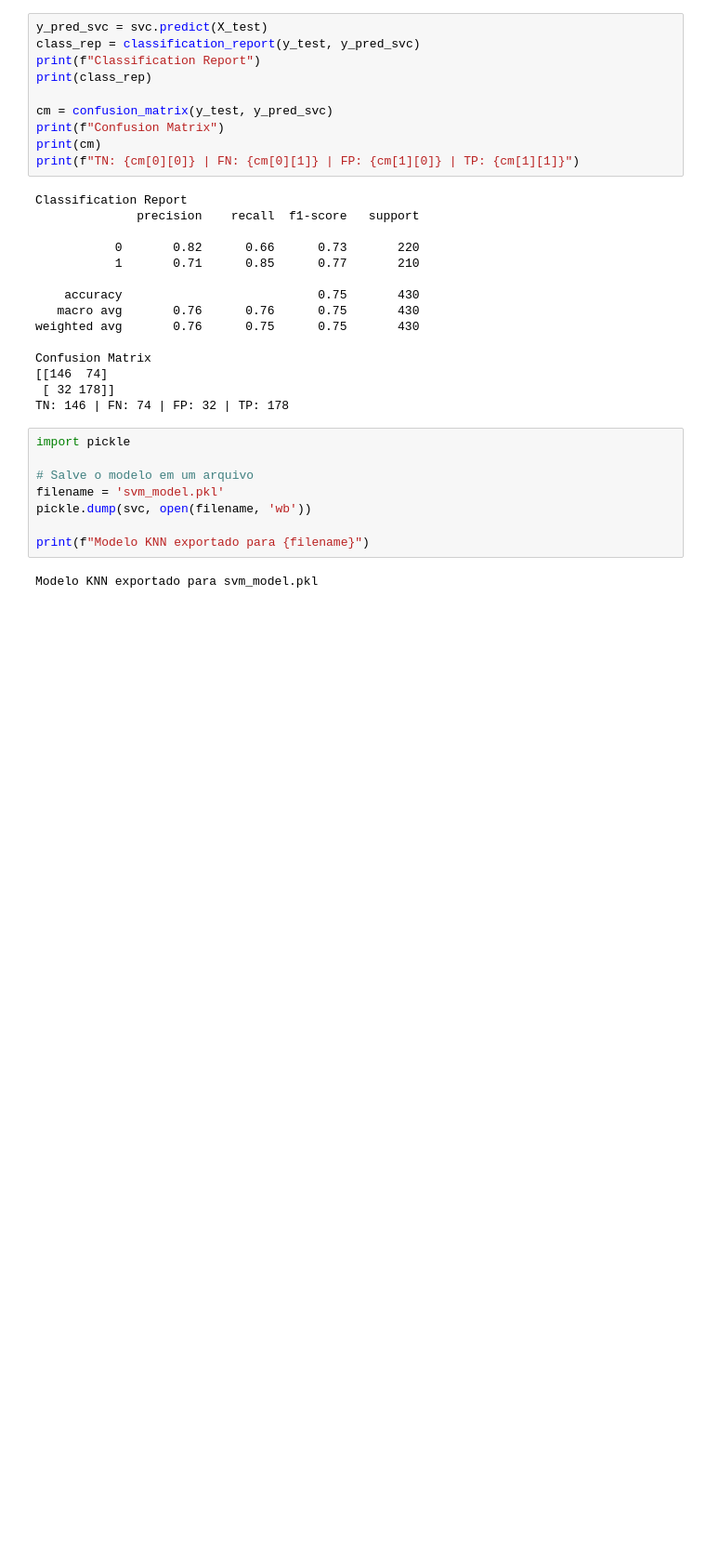
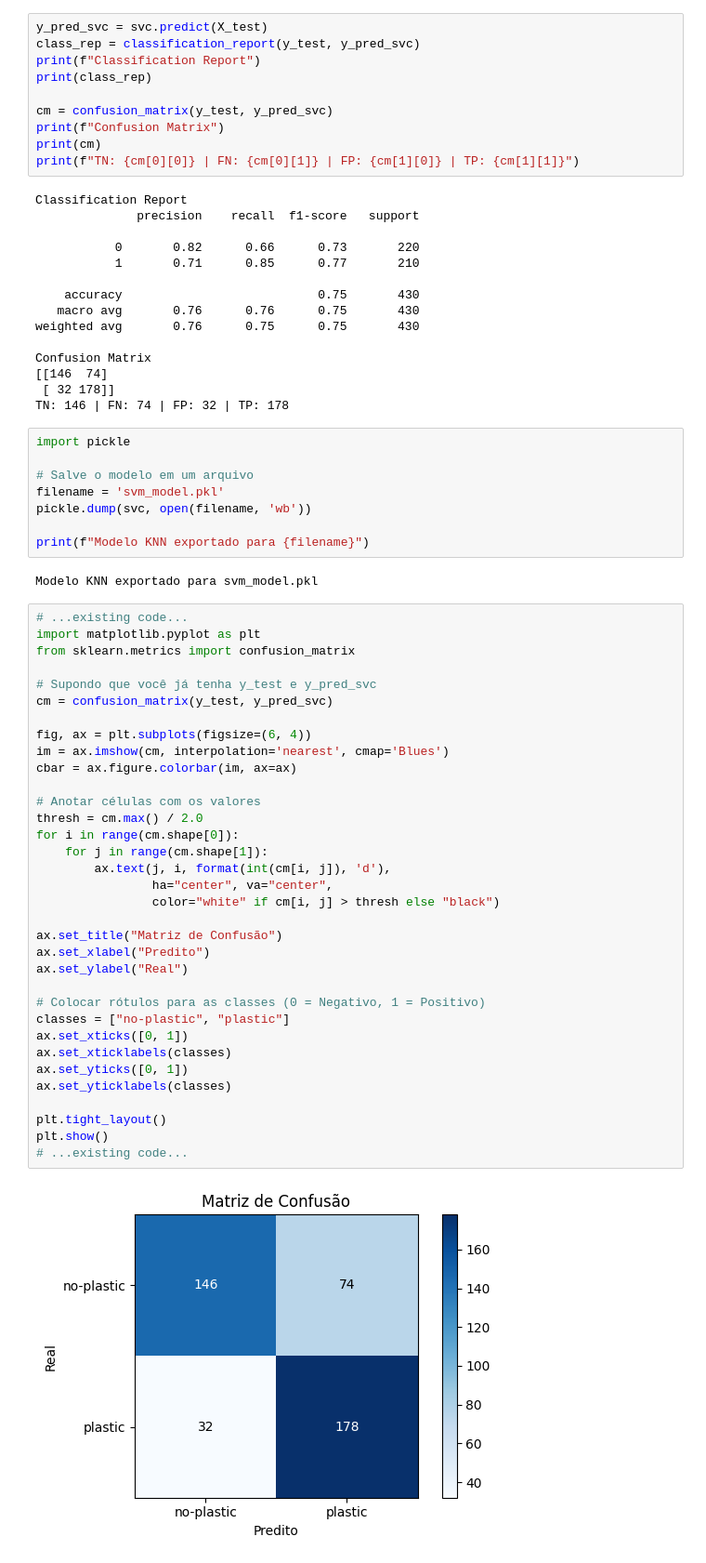
Before and after one commit to TCC-Monitoramento-Marinho-de-Plasticos/machine-learning, a Jupyter notebook: svm-v2/svm.ipynb, the cells around one changed output. Shown: that part at 93% size. Cells and saved outputs as stored; diff of their text form; blank space fills up the shorter version.

```diff
--- a/svm-v2/svm.ipynb
+++ b/svm-v2/svm.ipynb
@@ -105,3 +105,39 @@ pickle.dump(svc, open(filename, 'wb'))
 print(f"Modelo KNN exportado para {filename}")
 # %% [output]
 Modelo KNN exportado para svm_model.pkl
+# %%
+# ...existing code...
+import matplotlib.pyplot as plt
+from sklearn.metrics import confusion_matrix
+
+# Supondo que você já tenha y_test e y_pred_svc
+cm = confusion_matrix(y_test, y_pred_svc)
+
+fig, ax = plt.subplots(figsize=(6, 4))
+im = ax.imshow(cm, interpolation='nearest', cmap='Blues')
+cbar = ax.figure.colorbar(im, ax=ax)
+
+# Anotar células com os valores
+thresh = cm.max() / 2.0
+for i in range(cm.shape[0]):
+    for j in range(cm.shape[1]):
+        ax.text(j, i, format(int(cm[i, j]), 'd'),
+                ha="center", va="center",
+                color="white" if cm[i, j] > thresh else "black")
+
+ax.set_title("Matriz de Confusão")
+ax.set_xlabel("Predito")
+ax.set_ylabel("Real")
+
+# Colocar rótulos para as classes (0 = Negativo, 1 = Positivo)
+classes = ["no-plastic", "plastic"]
+ax.set_xticks([0, 1])
+ax.set_xticklabels(classes)
+ax.set_yticks([0, 1])
+ax.set_yticklabels(classes)
+
+plt.tight_layout()
+plt.show()
+# ...existing code...
+# %% [output]
+[figure, added]
```
Also changed, not shown: 19 other files.
